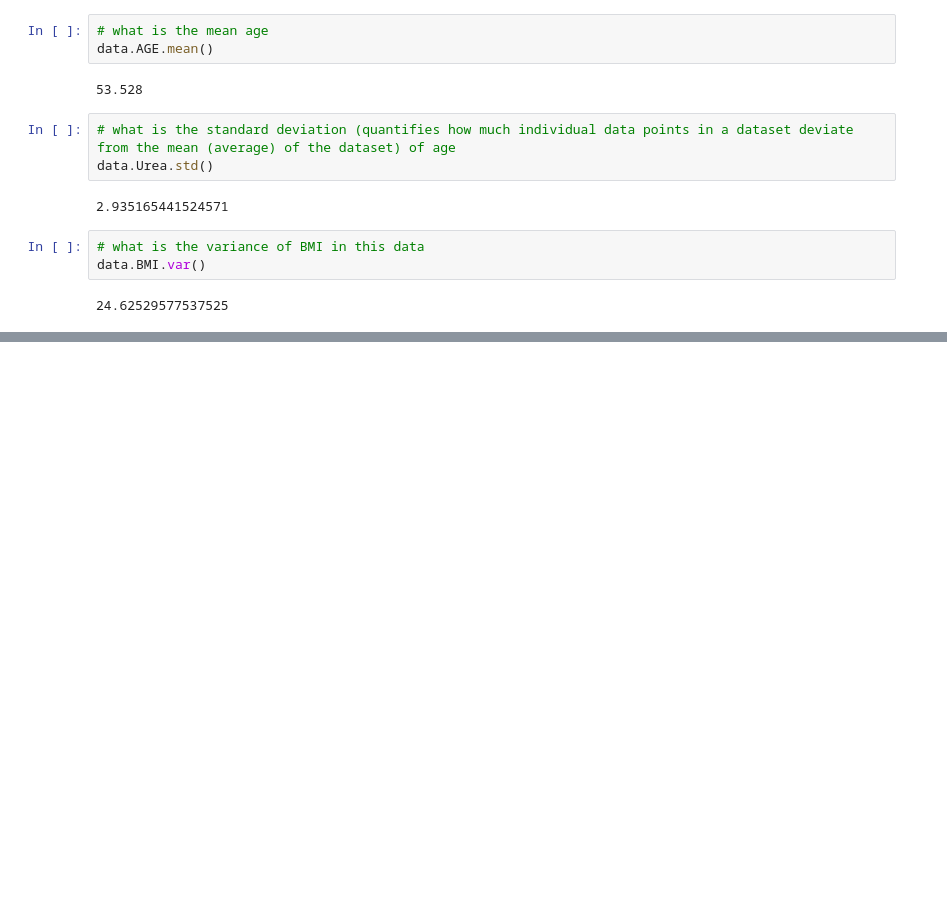
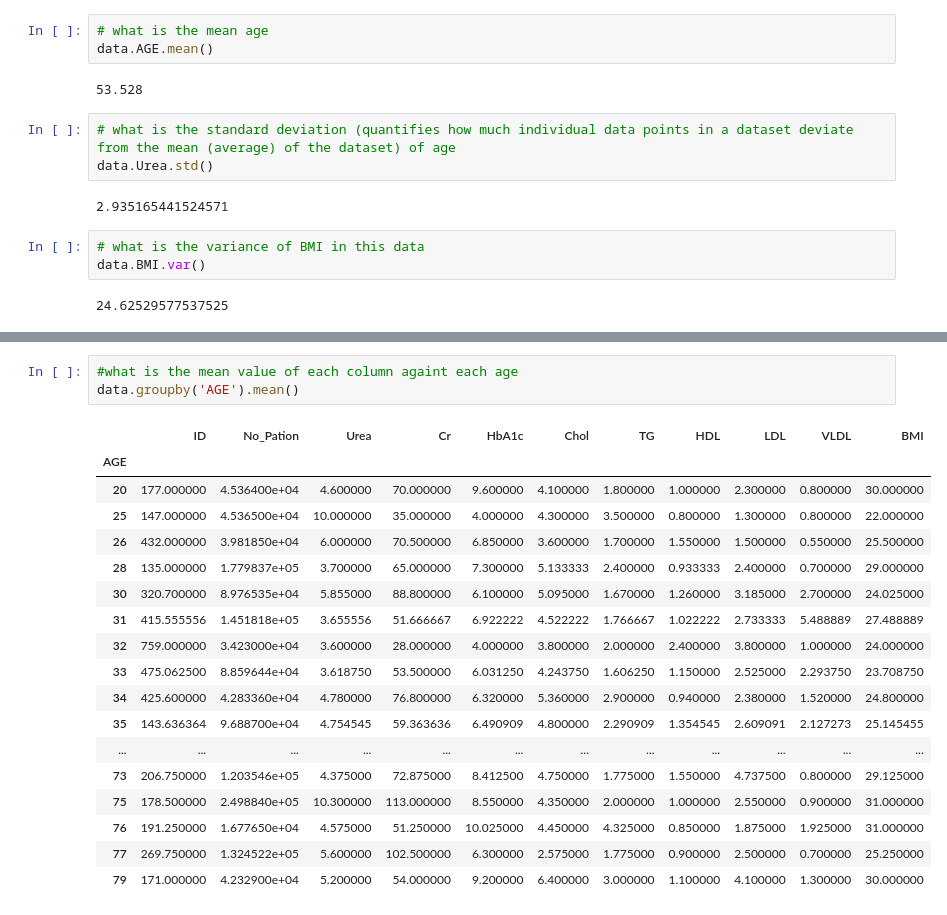
Before and after one commit to IsraeELG/Data-Analytics-Project, a Jupyter notebook: Analysing diabetes Dataset.ipynb, the cells around one changed output, grey strips where cells are left out. Cells and saved outputs as stored; diff of their text form; blank space fills up the shorter version.

```diff
--- a/Analysing diabetes Dataset.ipynb
+++ b/Analysing diabetes Dataset.ipynb
@@ -253,0 +323,22 @@ data.BMI.var()
+# %%
+#what is the mean value of each column againt each age
+data.groupby('AGE').mean()
+# %% [output]
+|  | ID | No_Pation | Urea | Cr | HbA1c | Chol | TG | HDL | LDL | VLDL | BMI |
+| AGE |  |  |  |  |  |  |  |  |  |  |  |
+| 20 | 177.000000 | 4.536400e+04 | 4.600000 | 70.000000 | 9.600000 | 4.100000 | 1.800000 | 1.000000 | 2.300000 | 0.800000 | 30.000000 |
+| 25 | 147.000000 | 4.536500e+04 | 10.000000 | 35.000000 | 4.000000 | 4.300000 | 3.500000 | 0.800000 | 1.300000 | 0.800000 | 22.000000 |
+| 26 | 432.000000 | 3.981850e+04 | 6.000000 | 70.500000 | 6.850000 | 3.600000 | 1.700000 | 1.550000 | 1.500000 | 0.550000 | 25.500000 |
+| 28 | 135.000000 | 1.779837e+05 | 3.700000 | 65.000000 | 7.300000 | 5.133333 | 2.400000 | 0.933333 | 2.400000 | 0.700000 | 29.000000 |
+| 30 | 320.700000 | 8.976535e+04 | 5.855000 | 88.800000 | 6.100000 | 5.095000 | 1.670000 | 1.260000 | 3.185000 | 2.700000 | 24.025000 |
+| 31 | 415.555556 | 1.451818e+05 | 3.655556 | 51.666667 | 6.922222 | 4.522222 | 1.766667 | 1.022222 | 2.733333 | 5.488889 | 27.488889 |
+| 32 | 759.000000 | 3.423000e+04 | 3.600000 | 28.000000 | 4.000000 | 3.800000 | 2.000000 | 2.400000 | 3.800000 | 1.000000 | 24.000000 |
+| 33 | 475.062500 | 8.859644e+04 | 3.618750 | 53.500000 | 6.031250 | 4.243750 | 1.606250 | 1.150000 | 2.525000 | 2.293750 | 23.708750 |
+| 34 | 425.600000 | 4.283360e+04 | 4.780000 | 76.800000 | 6.320000 | 5.360000 | 2.900000 | 0.940000 | 2.380000 | 1.520000 | 24.800000 |
+| 35 | 143.636364 | 9.688700e+04 | 4.754545 | 59.363636 | 6.490909 | 4.800000 | 2.290909 | 1.354545 | 2.609091 | 2.127273 | 25.145455 |
+| ... | ... | ... | ... | ... | ... | ... | ... | ... | ... | ... | ... |
+| 73 | 206.750000 | 1.203546e+05 | 4.375000 | 72.875000 | 8.412500 | 4.750000 | 1.775000 | 1.550000 | 4.737500 | 0.800000 | 29.125000 |
+| 75 | 178.500000 | 2.498840e+05 | 10.300000 | 113.000000 | 8.550000 | 4.350000 | 2.000000 | 1.000000 | 2.550000 | 0.900000 | 31.000000 |
+| 76 | 191.250000 | 1.677650e+04 | 4.575000 | 51.250000 | 10.025000 | 4.450000 | 4.325000 | 0.850000 | 1.875000 | 1.925000 | 31.000000 |
+| 77 | 269.750000 | 1.324522e+05 | 5.600000 | 102.500000 | 6.300000 | 2.575000 | 1.775000 | 0.900000 | 2.500000 | 0.700000 | 25.250000 |
+| 79 | 171.000000 | 4.232900e+04 | 5.200000 | 54.000000 | 9.200000 | 6.400000 | 3.000000 | 1.100000 | 4.100000 | 1.300000 | 30.000000 |
```
Also changed, not shown: parts of 5 cells of this notebook.
